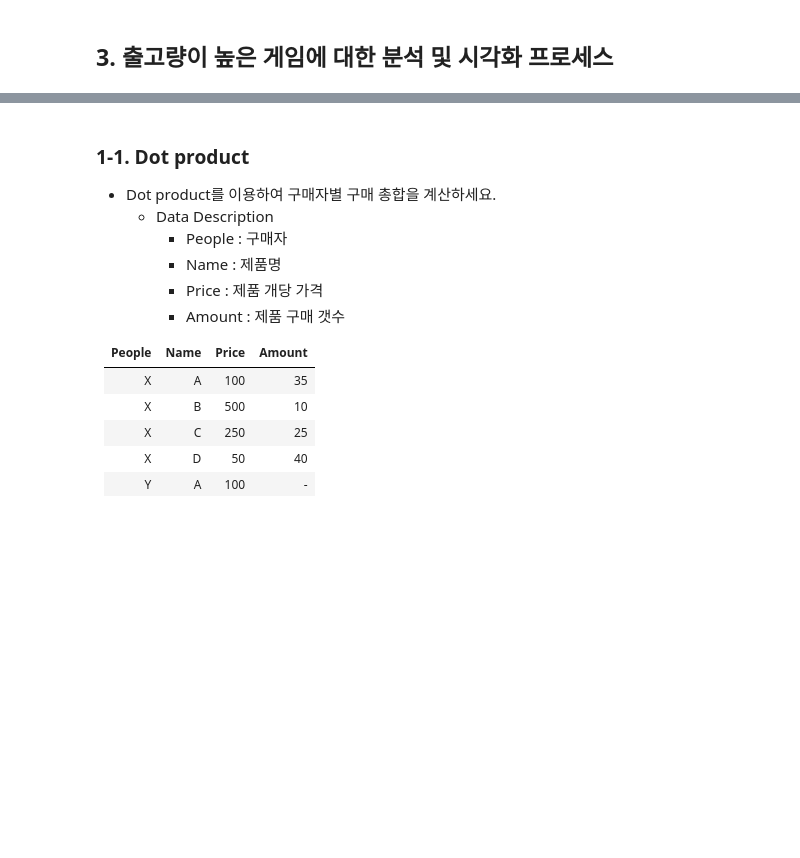
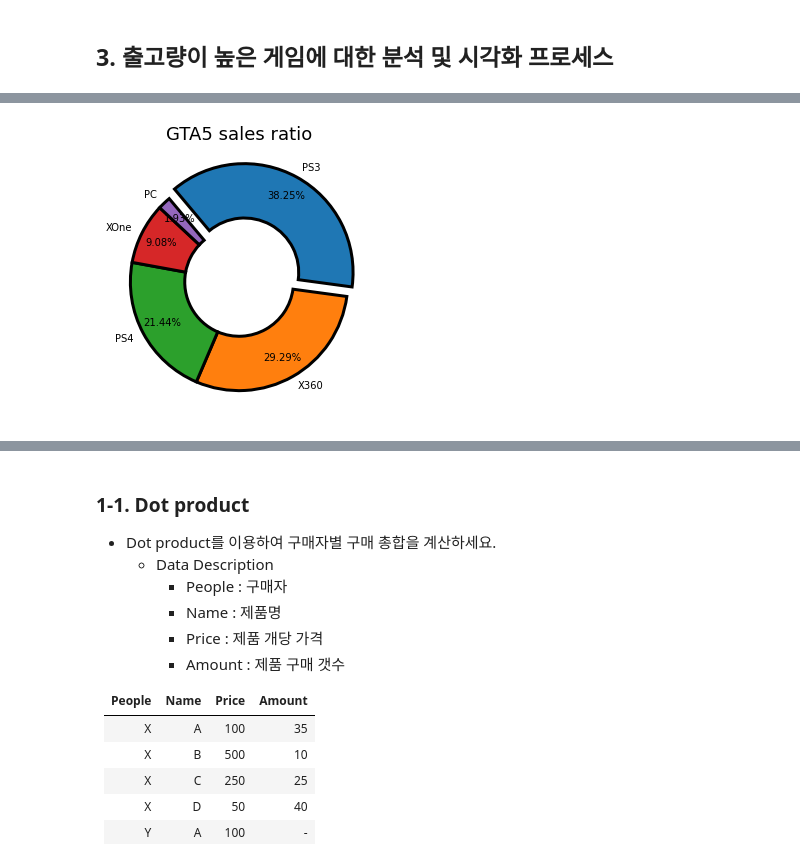
Before and after one commit to sbtmsk/project1, a Jupyter notebook: project1.ipynb, the cells around one changed output, grey strips where cells are left out. Cells and saved outputs as stored; diff of their text form; code cells hidden in the pictures; blank space fills up the shorter version.

```diff
--- a/project1.ipynb
+++ b/project1.ipynb
@@ -506,0 +578,3 @@ Name: sum_Sales, Length: 11136, dtype: float64
+# %%
+gta5 = DF2.query("Name=='Grand Theft Auto V'")
+mw3 = DF2.query("Name=='Call of Duty: Modern Warfare 3'")
@@ -506,0 +590,22 @@ Name: sum_Sales, Length: 11136, dtype: float64
+# %%
+gta5 = gta5.sort_values('sum_Sales',ascending = False)
+# %%
+PS3 = gta5.sum_Sales.iloc[0]
+X360 = gta5.sum_Sales.iloc[1]
+PS4 = gta5.sum_Sales.iloc[2]
+XOne =gta5.sum_Sales.iloc[3]
+PC = gta5.sum_Sales.iloc[4]
+
+
+ratio = [PS3,X360,PS4,XOne,PC]
+labels = ['PS3','X360','PS4','XOne','PC']
+
+exp = [0.1,0,0,0,0]
+w = {"edgecolor": "black", "linewidth":3, "width":0.5}
+plt.figure(figsize=(5, 5))
+plt.pie(ratio, labels = labels, startangle=130,pctdistance=0.8,counterclock = False, explode=exp, autopct='%.2f%%',wedgeprops=w)
+plt.title("GTA5 sales ratio", fontsize=18)
+
+plt.show()
+# %% [output]
+[figure, added]
```
Also changed, not shown: parts of 31 cells of this notebook.
